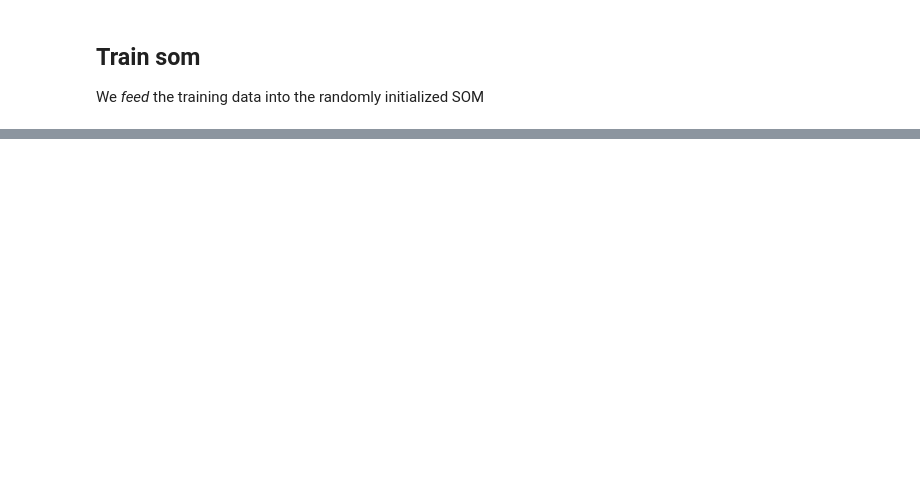
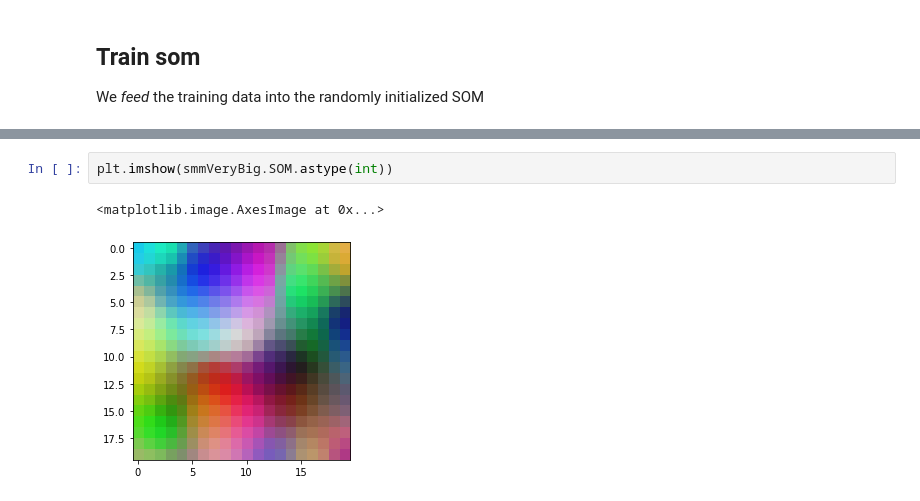
Before and after one commit to upmValeriano/upmdmasom, a Jupyter notebook: examples/Very Basic Som - RGB data.ipynb, the cells around one changed output, grey strips where cells are left out. Drawn from its saved outputs; the diff is of its cells as text; blank space fills up the shorter version.

```diff
--- a/examples/Very Basic Som - RGB data.ipynb
+++ b/examples/Very Basic Som - RGB data.ipynb
@@ -130,0 +139,5 @@ We try using different numbers of neurons
+# %%
+plt.imshow(smmVeryBig.SOM.astype(int))
+# %% [output]
+<matplotlib.image.AxesImage at 0x...>
+[figure, added]
```
Also changed, not shown: parts of 27 cells of this notebook, 1 other file.
